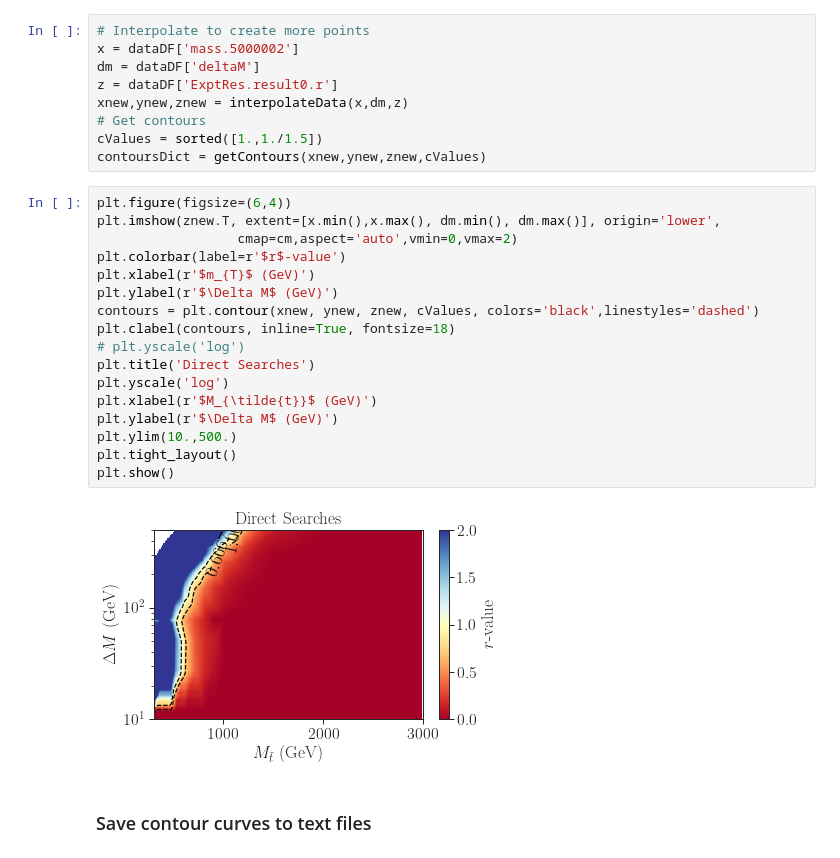
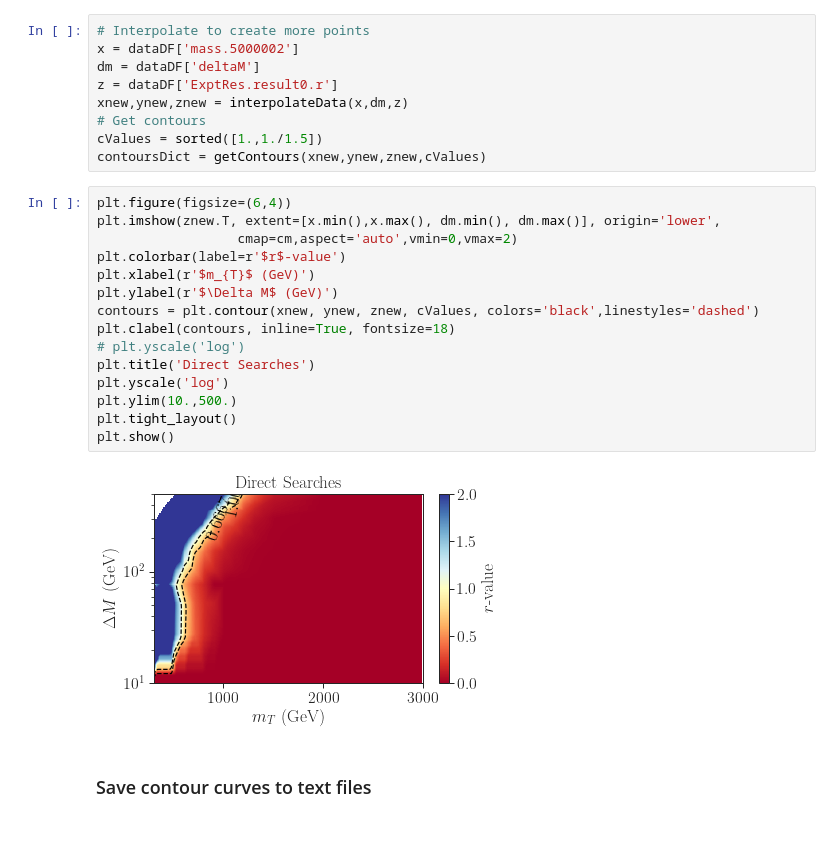
Before and after one commit to andlessa/SMStoEFT, a Jupyter notebook: notebooks/constraints/plotExclusion-DirectSearches.ipynb, the cells around one changed output. Saved outputs shown, nothing was run; the diff lists cells and outputs as text.

```diff
--- a/notebooks/constraints/plotExclusion-DirectSearches.ipynb
+++ b/notebooks/constraints/plotExclusion-DirectSearches.ipynb
@@ -178,22 +178,20 @@ contoursDict = getContours(xnew,ynew,znew,cValues)
 # %%
 plt.figure(figsize=(6,4))
 plt.imshow(znew.T, extent=[x.min(),x.max(), dm.min(), dm.max()], origin='lower',
                   cmap=cm,aspect='auto',vmin=0,vmax=2)
 plt.colorbar(label=r'$r$-value')
 plt.xlabel(r'$m_{T}$ (GeV)')
 plt.ylabel(r'$\Delta M$ (GeV)')
 contours = plt.contour(xnew, ynew, znew, cValues, colors='black',linestyles='dashed')
 plt.clabel(contours, inline=True, fontsize=18)
 # plt.yscale('log')
 plt.title('Direct Searches')
 plt.yscale('log')
-plt.xlabel(r'$M_{\tilde{t}}$ (GeV)')
-plt.ylabel(r'$\Delta M$ (GeV)')
 plt.ylim(10.,500.)
 plt.tight_layout()
 plt.show()
 # %% [output]
-[figure, old version]
+[figure, new version]
 # %% [markdown]
 ### Save contour curves to text files
 # %%
```
Also changed, not shown: parts of 1 cell of this notebook.
